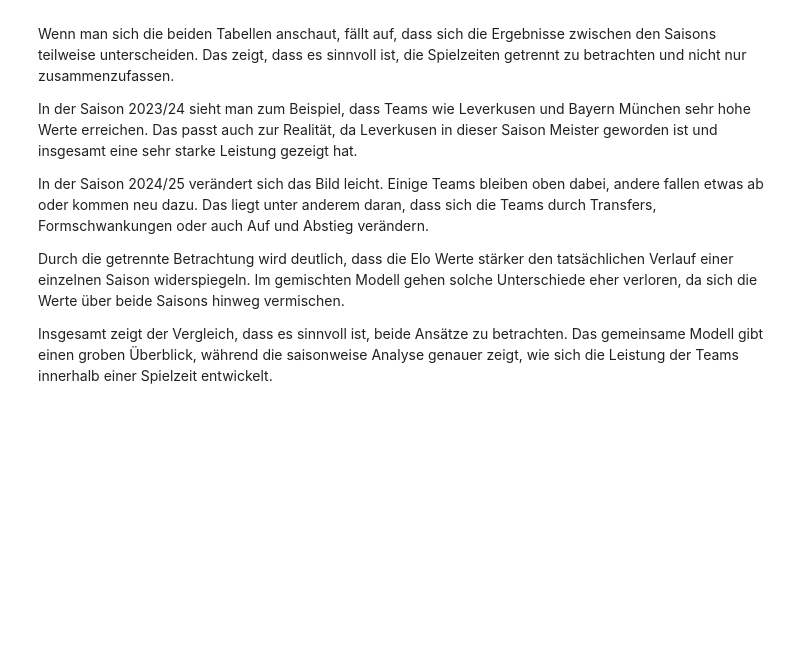
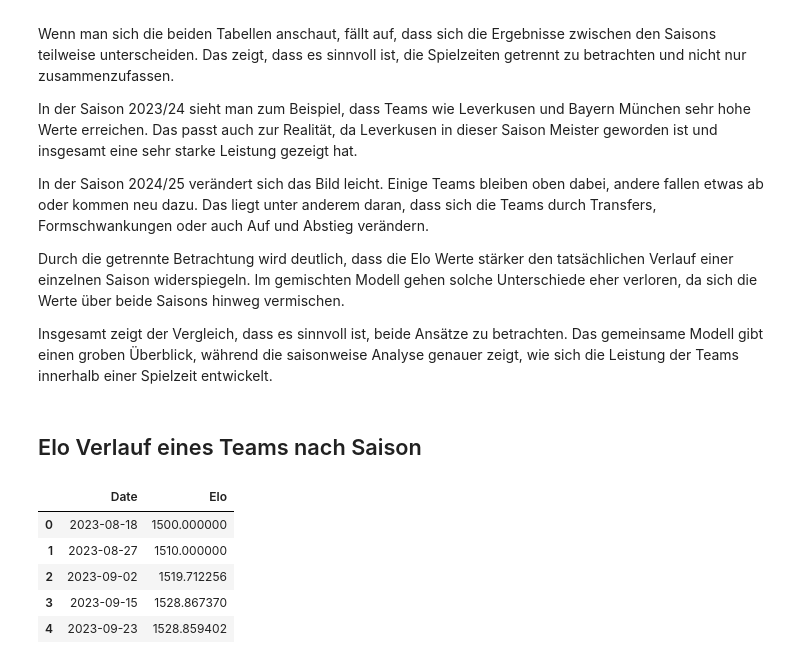
Before and after one commit to Berkedmy/Final_Projekt, a Jupyter notebook: notebooks/01_data_check.ipynb, the cells around one changed output. Saved outputs shown, nothing was run; the diff lists cells and outputs as text; code cells hidden in the pictures; blank space fills up the shorter version.

```diff
--- a/notebooks/01_data_check.ipynb
+++ b/notebooks/01_data_check.ipynb
@@ -795,3 +795,5 @@ In der Saison 2024/25 verändert sich das Bild leicht. Einige Teams bleiben oben
 Durch die getrennte Betrachtung wird deutlich, dass die Elo Werte stärker den tatsächlichen Verlauf einer einzelnen Saison widerspiegeln. Im gemischten Modell gehen solche Unterschiede eher verloren, da sich die Werte über beide Saisons hinweg vermischen.
 
 Insgesamt zeigt der Vergleich, dass es sinnvoll ist, beide Ansätze zu betrachten. Das gemeinsame Modell gibt einen groben Überblick, während die saisonweise Analyse genauer zeigt, wie sich die Leistung der Teams innerhalb einer Spielzeit entwickelt.
+# %% [markdown]
+## Elo Verlauf eines Teams nach Saison
@@ -797,0 +850,12 @@ Insgesamt zeigt der Vergleich, dass es sinnvoll ist, beide Ansätze zu betrachte
+# %%
+team_2324 = team_elo_history_by_season(df_2324_only, team)
+team_2425 = team_elo_history_by_season(df_2425_only, team)
+
+team_2324.head()
+# %% [output]
+|  | Date | Elo |
+| 0 | 2023-08-18 | 1500.000000 |
+| 1 | 2023-08-27 | 1510.000000 |
+| 2 | 2023-09-02 | 1519.712256 |
+| 3 | 2023-09-15 | 1528.867370 |
+| 4 | 2023-09-23 | 1528.859402 |
```
Also changed, not shown: parts of 5 cells of this notebook.
